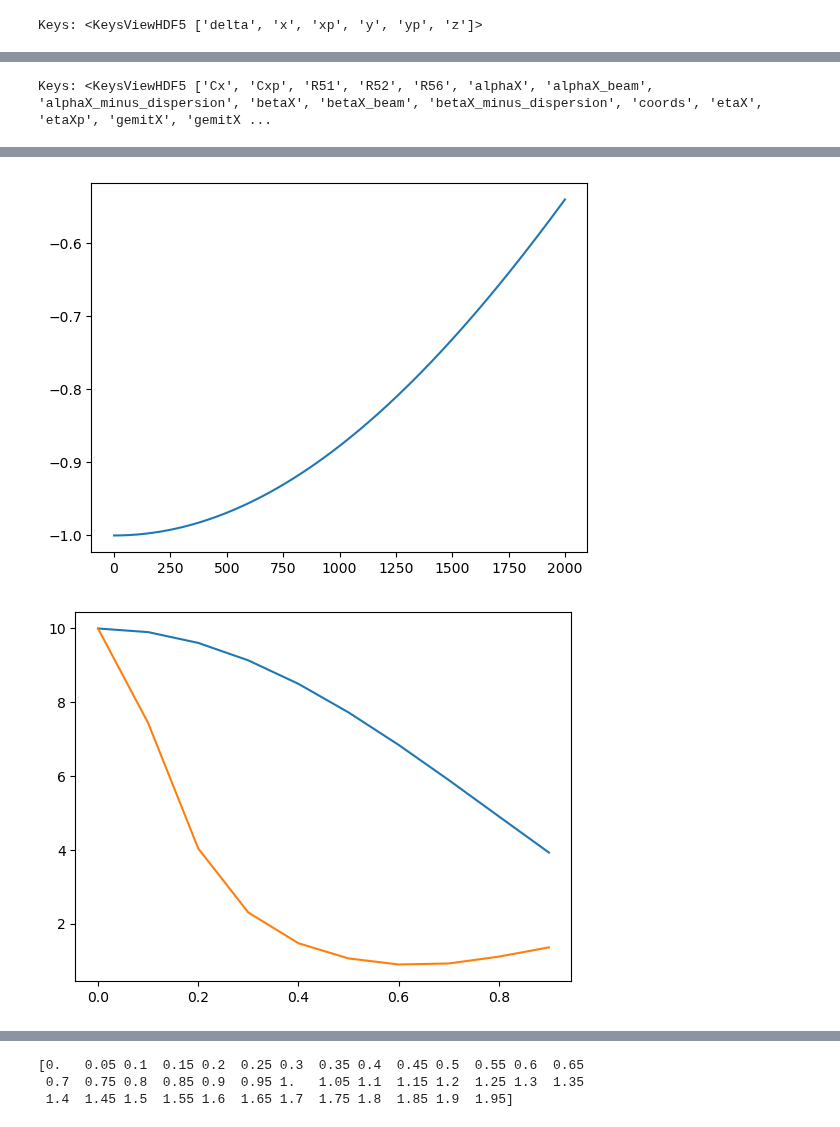
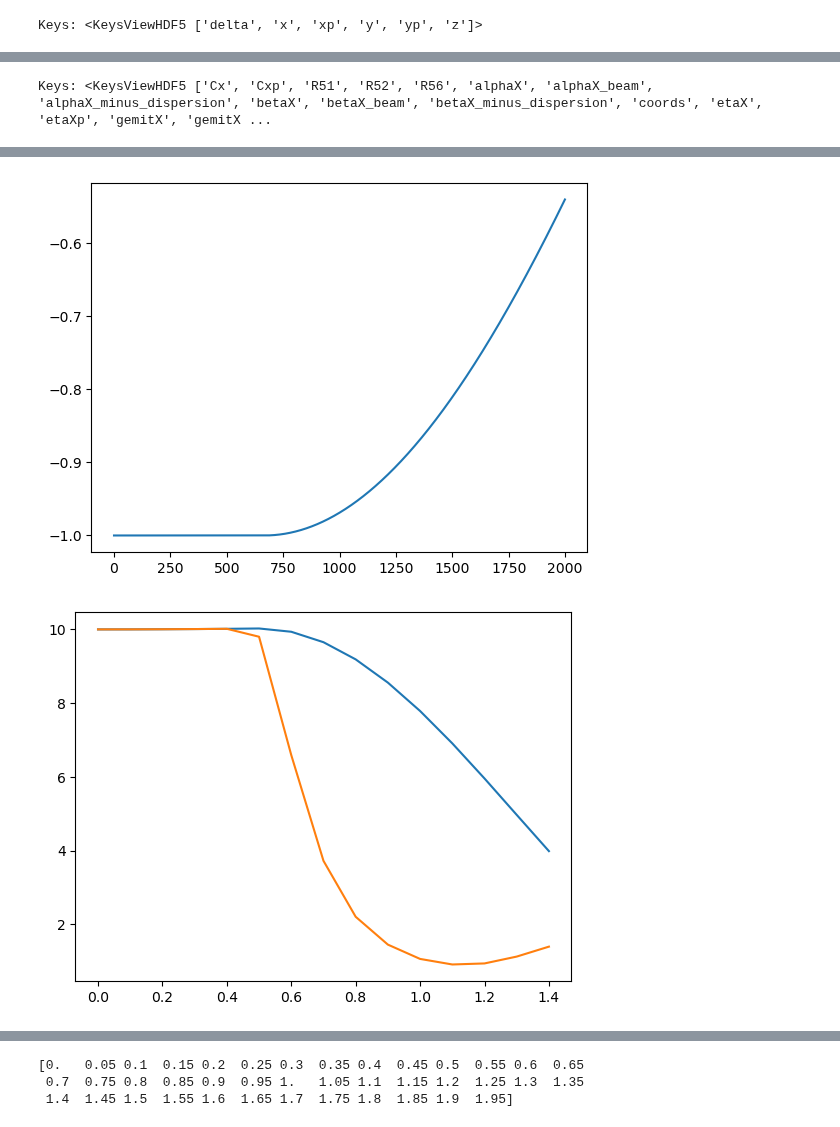
Before and after one commit to slaclab/pyDFCSR, a Jupyter notebook: pyDFCSR_2D/example.ipynb, the cells around one changed output, grey strips where cells are left out. Saved outputs shown, nothing was run; the diff lists cells and outputs as text; code cells hidden in the pictures.

```diff
--- a/pyDFCSR_2D/example.ipynb
+++ b/pyDFCSR_2D/example.ipynb
@@ -52,10 +52,10 @@ Statistics written to  G:\My Drive\Stanford\research\FEL\CSR\pyDFCSR\pyDFCSR_2D\
 # %% [markdown]
 ## Plot output
 # %%
-filename = "./output/test_apply-2023-05-02T16_22_05-07_00-wakes.h5"
+filename = "./output/chirp-2023-05-02T18_34_16-07_00-wakes.h5"
 
 with h5py.File(filename, "r") as f:
-     step = 'step_7'
+     step = 'step_4'
      print("Keys: %s" % f.keys())
      print('attr keys', f.attrs.keys())
      dE_dct = np.array(f[step]['longitudinal']['dE_dct'])
@@ -91,8 +91,8 @@ Keys: <KeysViewHDF5 ['x_grids', 'xkicks', 'z_grids']>
 # %%
-filename = "output/test_apply-2023-05-02T16_22_05-07_00-particles.h5"
+filename = "output/chirp-2023-05-02T18_34_16-07_00-particles.h5"
 
 with h5py.File(filename, "r") as f:
-     step = 'step_7'
+     step = 'step_12'
      print("Keys: %s" % f[step]['particles'].keys())
      x = np.array(f[step]['particles']['x'])
      y = np.array(f[step]['particles']['y'])
@@ -111,7 +111,7 @@ plt.colorbar()
 # %%
 import h5py
 from tools import full_path
-filename = full_path("./output/test_apply-2023-05-02T16_22_05-07_00-statistics.h5")
+filename = full_path("./output/chirp-2023-05-02T18_34_16-07_00-statistics.h5")
 
 with h5py.File(filename, "r") as f:
     print("Keys: %s" % f.keys())
@@ -154,2 +154,2 @@ Keys: <KeysViewHDF5 ['Cx', 'Cxp', 'R51', 'R52', 'R56', 'alphaX', 'alphaX_beam',
-[figure, old version]
+[figure, new version]
-[figure, old version]
+[figure, new version]
```
Also changed, not shown: parts of 3 cells of this notebook, 6 other files.
